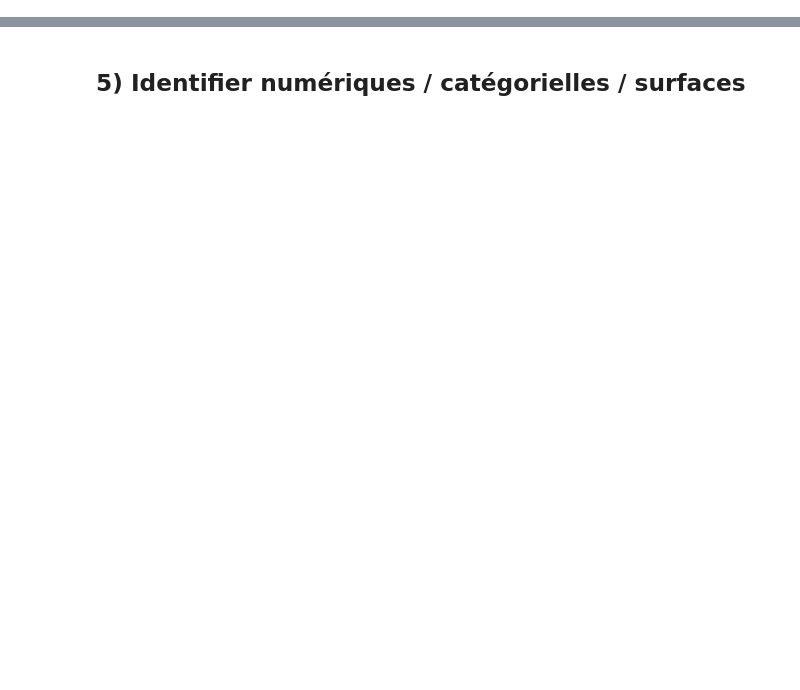
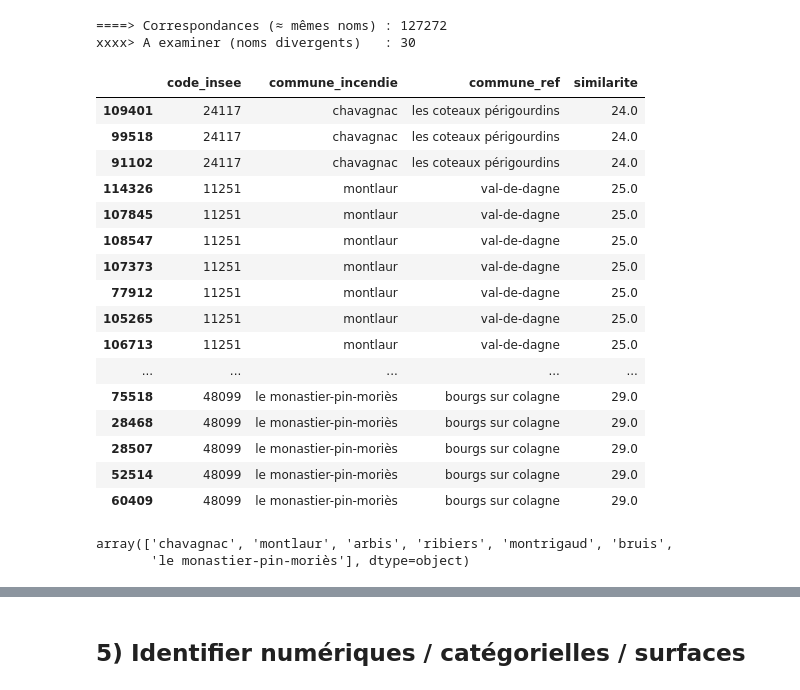
Before and after one commit to KAHINA-ABBAD/Projet-incendie-, a Jupyter notebook: notebooks/Incendies_EDA_Model.ipynb, the cells around one changed output, grey strips where cells are left out. Saved outputs shown, nothing was run; the diff lists cells and outputs as text; code cells hidden in the pictures; blank space fills up the shorter version.

```diff
--- a/notebooks/Incendies_EDA_Model.ipynb
+++ b/notebooks/Incendies_EDA_Model.ipynb
@@ -130,0 +523,59 @@ df[[date_col, 'annee','mois','jour']].head(3) if date_col else df.head(1)
+# %%
+# Comparer les 2 colonnes de noms de communes
+def norm(s: str) -> str:
+    if pd.isna(s): return ""
+    s = (s.lower()
+           .replace("'", " ")
+           .replace("-", " ")
+           .replace("’", " ")
+           .replace("‐", " ")
+           .replace("–", " ")
+           .replace("—", " "))
+    s = "".join(ch for ch in s if ch.isalnum() or ch.isspace())
+    return " ".join(s.split())
+
+# Comparer avec arrondi de la similarité
+df_incoh = (
+    df.assign(
+        similarite = df.apply(lambda r: round(
+            partial_ratio(norm(r["commune_incendie"]),
+                          norm(r["commune_ref"])), 0), axis=1),
+        match_commune = lambda d: d["similarite"] >= 90
+    )
+    .loc[lambda d: ~d["match_commune"], ["code_insee","commune_incendie","commune_ref","similarite"]]
+    .sort_values("similarite")
+    .head(30)
+)
+
+# Rapport rapide
+nb_ok = len(df) - len(df_incoh)
+nb_ko = len(df_incoh)
+print(f"====> Correspondances (≈ mêmes noms) : {nb_ok}")
+print(f"xxxx> A examiner (noms divergents)   : {nb_ko}")
+
+df_incoh
+# %% [output]
+====> Correspondances (≈ mêmes noms) : 127272
+xxxx> A examiner (noms divergents)   : 30
+|  | code_insee | commune_incendie | commune_ref | similarite |
+| 109401 | 24117 | chavagnac | les coteaux périgourdins | 24.0 |
+| 99518 | 24117 | chavagnac | les coteaux périgourdins | 24.0 |
+| 91102 | 24117 | chavagnac | les coteaux périgourdins | 24.0 |
+| 114326 | 11251 | montlaur | val-de-dagne | 25.0 |
+| 107845 | 11251 | montlaur | val-de-dagne | 25.0 |
+| 108547 | 11251 | montlaur | val-de-dagne | 25.0 |
+| 107373 | 11251 | montlaur | val-de-dagne | 25.0 |
+| 77912 | 11251 | montlaur | val-de-dagne | 25.0 |
+| 105265 | 11251 | montlaur | val-de-dagne | 25.0 |
+| 106713 | 11251 | montlaur | val-de-dagne | 25.0 |
+| ... | ... | ... | ... | ... |
+| 75518 | 48099 | le monastier-pin-moriès | bourgs sur colagne | 29.0 |
+| 28468 | 48099 | le monastier-pin-moriès | bourgs sur colagne | 29.0 |
+| 28507 | 48099 | le monastier-pin-moriès | bourgs sur colagne | 29.0 |
+| 52514 | 48099 | le monastier-pin-moriès | bourgs sur colagne | 29.0 |
+| 60409 | 48099 | le monastier-pin-moriès | bourgs sur colagne | 29.0 |
+# %%
+df_incoh['commune_incendie'].unique()
+# %% [output]
+array(['chavagnac', 'montlaur', 'arbis', 'ribiers', 'montrigaud', 'bruis',
+       'le monastier-pin-moriès'], dtype=object)
```
Also changed, not shown: parts of 76 cells of this notebook, 2 other files.
